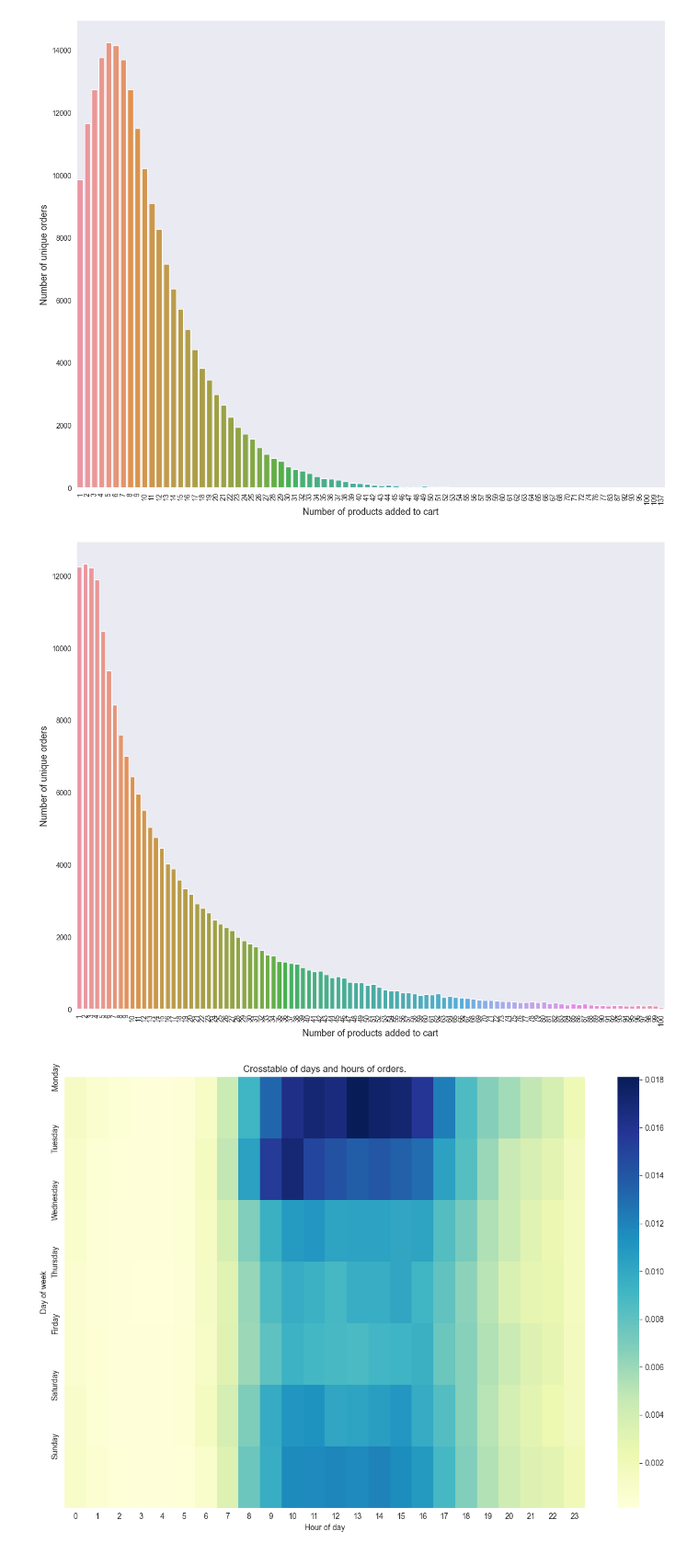
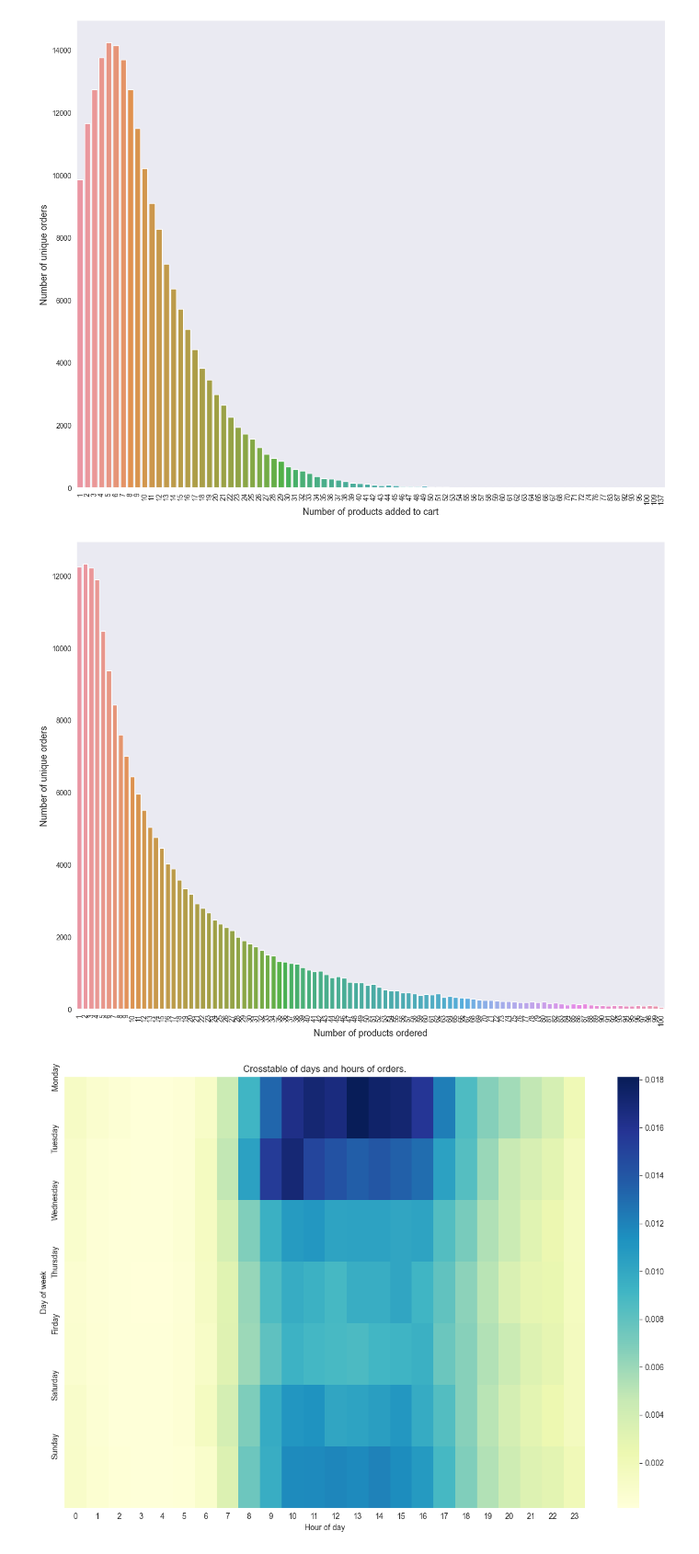
Before and after one commit to Alirezarahhmati/MarketProphet, a Jupyter notebook: MarketProphet.ipynb, the cells around one changed output. Shown at 92% size. Saved outputs shown, nothing was run; the diff lists cells and outputs as text; code cells hidden in the pictures.

```diff
--- a/MarketProphet.ipynb
+++ b/MarketProphet.ipynb
@@ -161,19 +168,19 @@ plt.show()
 # %%
 grouped = data_frame.groupby("order_id")["order_number"].aggregate("max").reset_index()
 grouped = grouped.order_number.value_counts()
 
 sns.set_style('dark')
 f, ax = plt.subplots(figsize=(15, 12))
 plt.xticks(rotation='vertical')
 sns.barplot(x=grouped.index, y=grouped.values)  # Specify x and y explicitly
 
 sns.color_palette("husl", 10)
 
 plt.ylabel('Number of unique orders', fontsize=13)
-plt.xlabel('Number of products added to cart', fontsize=13)
+plt.xlabel('Number of products ordered', fontsize=13)
 plt.show()
 # %% [output]
-[figure, old version]
+[figure, new version]
 # %%
 grouped = data_frame.groupby(["order_dow", "order_hour_of_day"])["order_number"].count().reset_index()
 grouped = data_frame.pivot_table(index="order_dow", columns="order_hour_of_day", values="order_number", aggfunc="count") / data_frame.shape[0]
```
Also changed, not shown: parts of 29 cells of this notebook.
